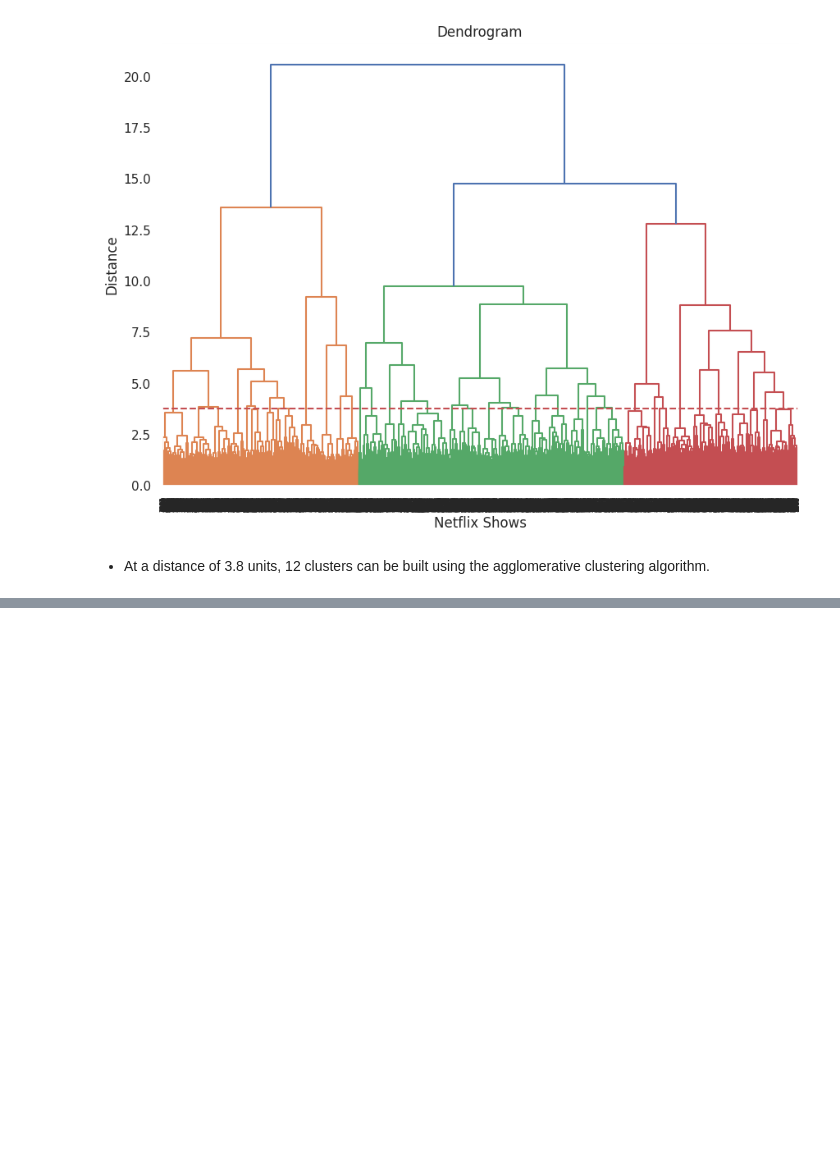
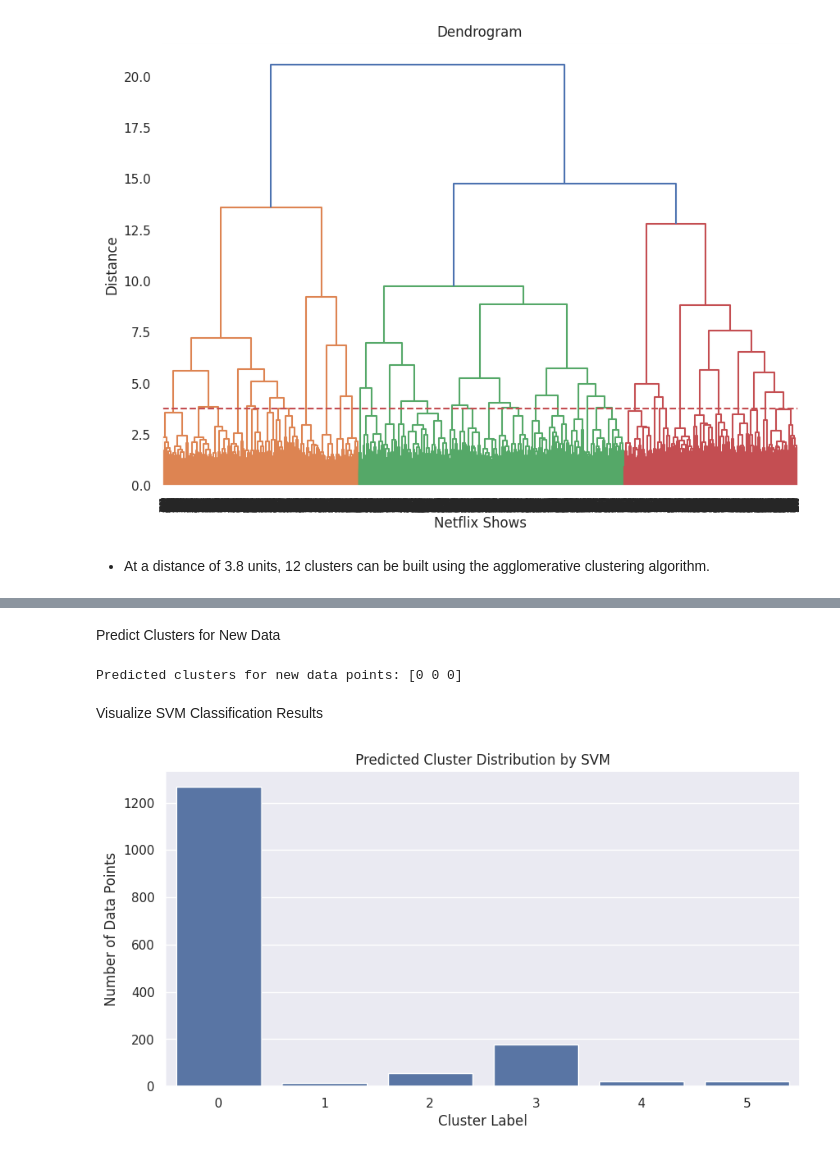
Before and after one commit to MouadCherrat/Netflix_K-means, a Jupyter notebook: Netflix_k_means.ipynb, the cells around one changed output, grey strips where cells are left out. Cells and saved outputs as stored; diff of their text form; code cells hidden in the pictures; blank space fills up the shorter version.

```diff
--- a/Netflix_k_means.ipynb
+++ b/Netflix_k_means.ipynb
@@ -801,0 +809,23 @@ plt.axhline(y= 3.8, color='r', linestyle='--')
+# %%
+# Perform K-Means clustering
+kmeans = KMeans(n_clusters=6, init='k-means++', random_state=33)
+kmeans.fit(reduced_embeddings)
+
+# Add cluster labels to the dataframe
+df1['kmeans_cluster'] = kmeans.labels_
+
+# Prepare the data for SVM
+X = reduced_embeddings
+y = df1['kmeans_cluster']
+
+# Split the data into training and testing sets
+X_train, X_test, y_train, y_test = train_test_split(X, y, test_size=0.2, random_state=42)
+
+# Train the SVM
+svm_model = SVC(kernel='linear', random_state=42)
+svm_model.fit(X_train, y_train)
+
+# Evaluate the SVM
+y_pred = svm_model.predict(X_test)
+print("Classification Report:")
+print(classification_report(y_test, y_pred))
@@ -801,0 +885,29 @@ plt.axhline(y= 3.8, color='r', linestyle='--')
+# %% [markdown]
+Predict Clusters for New Data
+# %%
+new_descriptions = [
+    "A thrilling adventure in space.",
+    "A romantic comedy about two strangers.",
+    "A historical documentary on ancient civilizations."
+]
+
+# Transform the new descriptions using TF-IDF and PCA
+new_tfidf_matrix = tfidf.transform(new_descriptions)
+new_reduced_embeddings = pca.transform(new_tfidf_matrix.toarray())
+
+# Predict clusters using the trained SVM model
+predicted_clusters = svm_model.predict(new_reduced_embeddings)
+print("Predicted clusters for new data points:", predicted_clusters)
+# %% [output]
+Predicted clusters for new data points: [0 0 0]
+# %% [markdown]
+Visualize SVM Classification Results
+# %%
+plt.figure(figsize=(10, 5))
+sns.countplot(x=y_pred, order=np.unique(y_pred))
+plt.title('Predicted Cluster Distribution by SVM')
+plt.xlabel('Cluster Label')
+plt.ylabel('Number of Data Points')
+plt.show()
+# %% [output]
+[figure, added]
```
Also changed, not shown: parts of 15 cells of this notebook.
